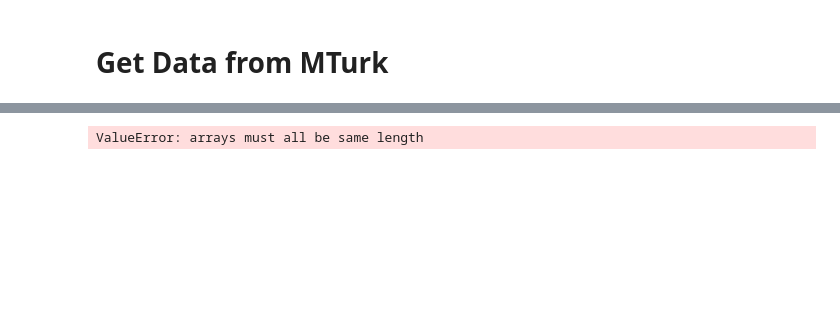
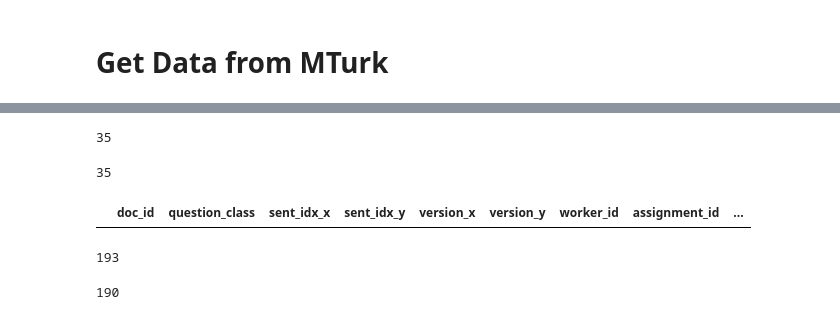
Before and after one commit to alex2awesome/edit-pathways, a Jupyter notebook: notebooks/2021-10-08__select-data-carol.ipynb, the cells around one changed output, grey strips where cells are left out. Cells and saved outputs as stored; diff of their text form; code cells hidden in the pictures; blank space fills up the shorter version.

```diff
--- a/notebooks/2021-10-08__select-data-carol.ipynb
+++ b/notebooks/2021-10-08__select-data-carol.ipynb
@@ -352,2 +416,14 @@ for i, idx in enumerate(desired_index.index):
+# %%
+with open('hits_cache/2021-10-22__third-round.pkl', 'wb') as f:
+    pickle.dump(created_hits, f)
 # %% [markdown]
 # Get Data from MTurk
+# %%
+import glob
+all_created_hits = []
+files = glob.glob('hits_cache/*.pkl')
+files = list(filter(lambda x: 'sandbox' not in x and 'answers' not in x, files))
+for round_pkl in files:
+    with open(round_pkl, 'rb') as f:
+        created_hits = pickle.load(f)
+        all_created_hits += created_hits
@@ -354,6 +434,21 @@ for i, idx in enumerate(desired_index.index):
 # %%
-hit_ids = list(map(lambda x: x['HIT']['HITId'], created_hits))
+hit_ids = list(map(lambda x: x['HIT']['HITId'], all_created_hits))
-# %%
-mturk.get_answer_df_for_hit_list(hit_ids)
-# %% [output]
-ValueError: arrays must all be same length
+# %%
+len(hit_ids)
+# %% [output]
+35
+# %%
+len(list(set(hit_ids)))
+# %% [output]
+35
+# %%
+answers, answer_df = mturk.get_answers_for_hit_list(set(hit_ids))
+# %%
+t = 'A3PRQ2GSU42718'
+answer_df.loc[lambda df: df['worker_id'] == t]
+# %% [output]
+|  | doc_id | question_class | sent_idx_x | sent_idx_y | version_x | version_y | worker_id | assignment_id | ... |
+# %%
+len(answers)
+# %% [output]
+193
@@ -359,0 +457,4 @@ ValueError: arrays must all be same length
+# %%
+len(set(doc_ids))
+# %% [output]
+190
```
Also changed, not shown: parts of 66 cells of this notebook, 17 other files.
